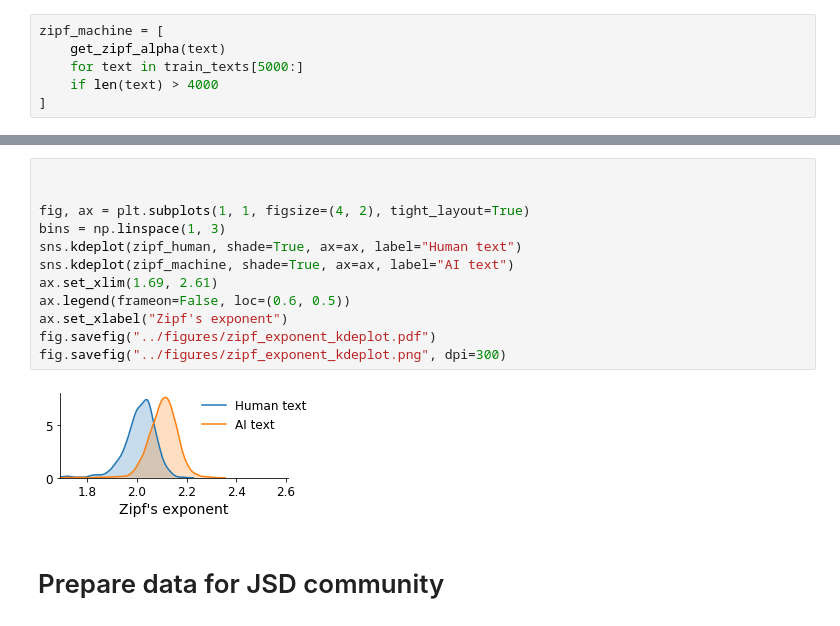
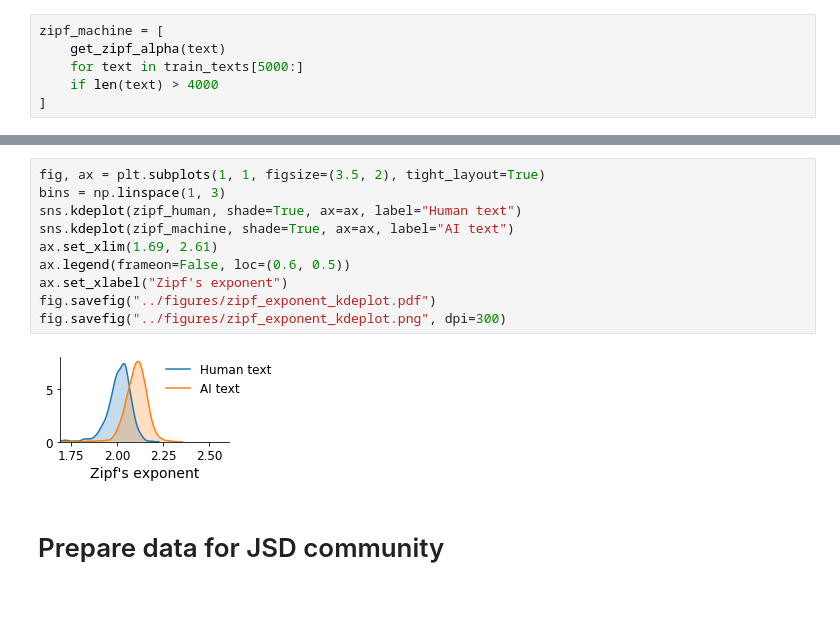
Before and after one commit to fontclos/gpt-2-output-dataset, a Jupyter notebook: notebooks/baseline-explore.ipynb, the cells around one changed output, grey strips where cells are left out. Saved outputs shown, nothing was run; the diff lists cells and outputs as text.

```diff
--- a/notebooks/baseline-explore.ipynb
+++ b/notebooks/baseline-explore.ipynb
@@ -323,17 +347,15 @@ zipf_machine = [
 # %%
-
-
-fig, ax = plt.subplots(1, 1, figsize=(4, 2), tight_layout=True)
+fig, ax = plt.subplots(1, 1, figsize=(3.5, 2), tight_layout=True)
 bins = np.linspace(1, 3)
 sns.kdeplot(zipf_human, shade=True, ax=ax, label="Human text")
 sns.kdeplot(zipf_machine, shade=True, ax=ax, label="AI text")
 ax.set_xlim(1.69, 2.61)
 ax.legend(frameon=False, loc=(0.6, 0.5))
 ax.set_xlabel("Zipf's exponent")
 fig.savefig("../figures/zipf_exponent_kdeplot.pdf")
 fig.savefig("../figures/zipf_exponent_kdeplot.png", dpi=300)
 # %% [output]
-[figure, old version]
+[figure, new version]
 # %% [markdown]
 # Prepare data for JSD community
 # %%
```
Also changed, not shown: parts of 3 cells of this notebook, 4 other files.
